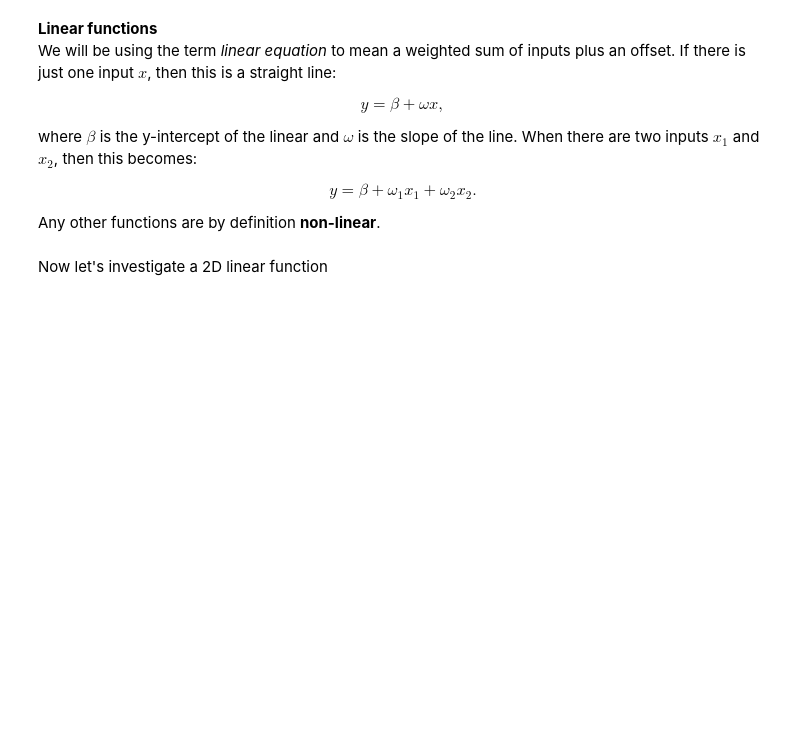
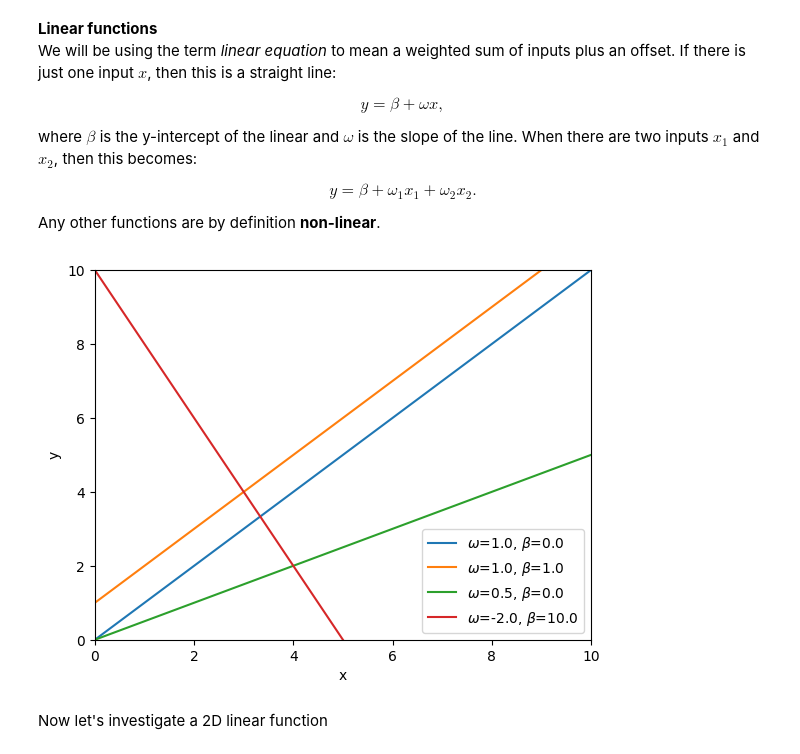
Before and after one commit to joeforan/understanding_deep_learning_book, a Jupyter notebook: Notebooks/Chap01/1_1_BackgroundMathematics.ipynb, the cells around one changed output. Cells and saved outputs as stored; diff of their text form; code cells hidden in the pictures; blank space fills up the shorter version.

```diff
--- a/Notebooks/Chap01/1_1_BackgroundMathematics.ipynb
+++ b/Notebooks/Chap01/1_1_BackgroundMathematics.ipynb
@@ -30,24 +30,31 @@ def linear_function_1D(x,beta,omega):
 # %%
 # Plot the 1D linear function
 
 # Define an array of x values from 0 to 10 with increments of 0.01
 # https://numpy.org/doc/stable/reference/generated/numpy.arange.html
 x = np.arange(0.0,10.0, 0.01)
 # Compute y using the function you filled in above
 beta = 0.0; omega = 1.0
 
-y = linear_function_1D(x,beta,omega)
+cands = [(0.0, 1.0), (1.0, 1.0), (0.0, 0.5), (10.0, -2.0)]
+fig, ax = plt.subplots()
+for plot_no, (beta, omega) in enumerate(cands):
 
-# Plot this function
-fig, ax = plt.subplots()
-ax.plot(x,y,'r-')
+    y = linear_function_1D(x,beta,omega)
+
+    # Plot this function
+    ax.plot(x,y, label=f"$\\omega$={omega}, $\\beta$={beta}")
+
 ax.set_ylim([0,10]);ax.set_xlim([0,10])
 ax.set_xlabel('x'); ax.set_ylabel('y')
+ax.legend()
 plt.show()
 
 # TODO -- experiment with changing the values of beta and omega
 # to understand what they do.  Try to make a line
 # that crosses the y-axis at y=10 and the x-axis at x=5
+# %% [output]
+[figure, added]
 # %% [markdown]
 Now let's investigate a 2D linear function
 # %%
```
Also changed, not shown: parts of 6 cells of this notebook.
